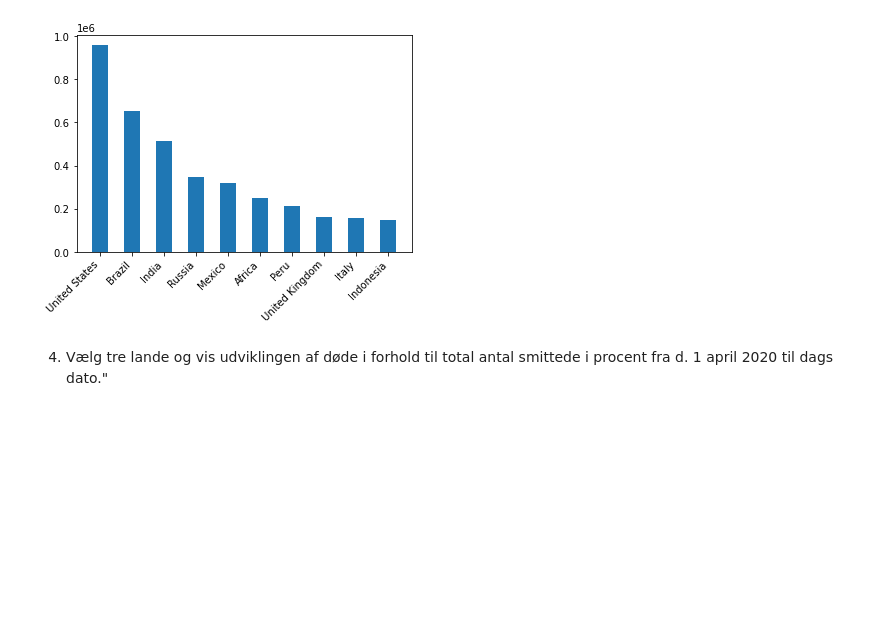
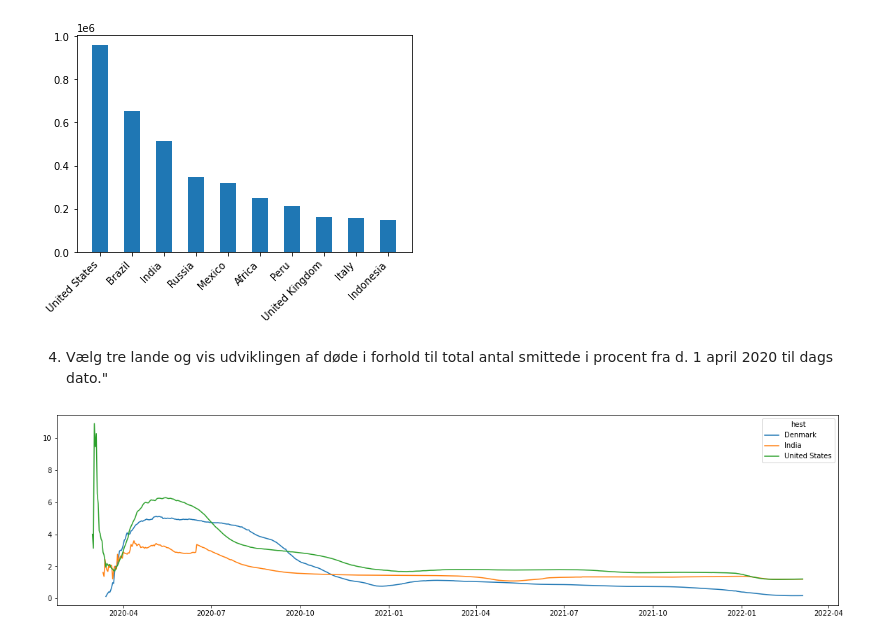
Before and after one commit to uiop860/python_valgfag, a Jupyter notebook: handin01/handin01.ipynb, the cells around one changed output. Cells and saved outputs as stored; diff of their text form; code cells hidden in the pictures; blank space fills up the shorter version.

```diff
--- a/handin01/handin01.ipynb
+++ b/handin01/handin01.ipynb
@@ -78,3 +78,20 @@ plt.xticks(rotation=45, horizontalalignment='right',fontweight='light')
 [figure]
 # %% [markdown]
 4. Vælg tre lande og vis udviklingen af døde i forhold til total antal smittede i procent fra d. 1 april 2020 til dags dato."
+# %%
+plt.rcParams["figure.figsize"] = (20,5)
+
+countries = ['Denmark','India','United States']
+
+dead_to_infected = data_set[['location','total_deaths','total_cases', 'date']].dropna()
+dead_to_infected = dead_to_infected[dead_to_infected['location'].isin(countries)]
+dead_to_infected['percent'] = dead_to_infected['total_deaths'].div(dead_to_infected['total_cases']) * 100
+for i in countries:
+  country = dead_to_infected[dead_to_infected['location'] == i]
+  plt.plot(country['date'],country['percent'],label=i)
+plt.legend(title='hest')
+plt.show()
+
+plt.rcParams["figure.figsize"] = plt.rcParamsDefault["figure.figsize"]
+# %% [output]
+[figure, added]
```
